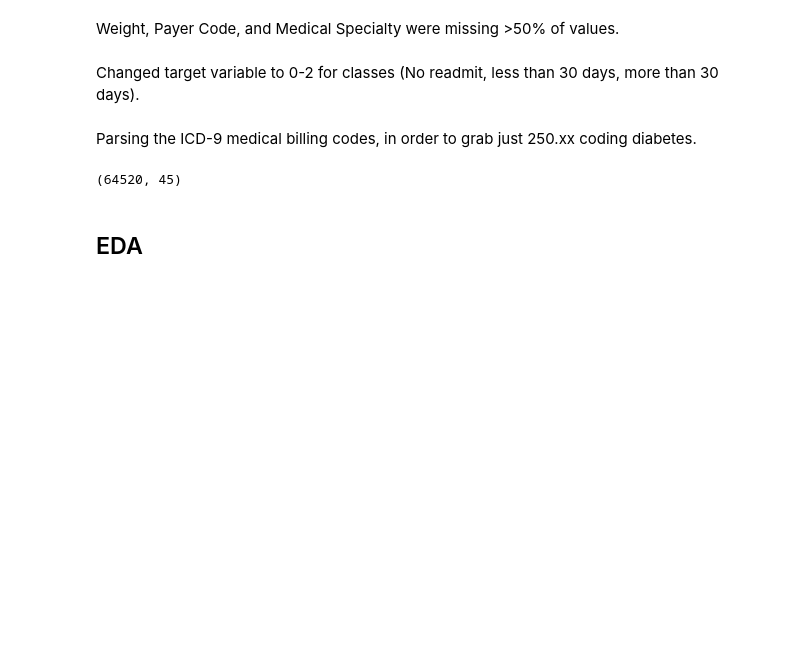
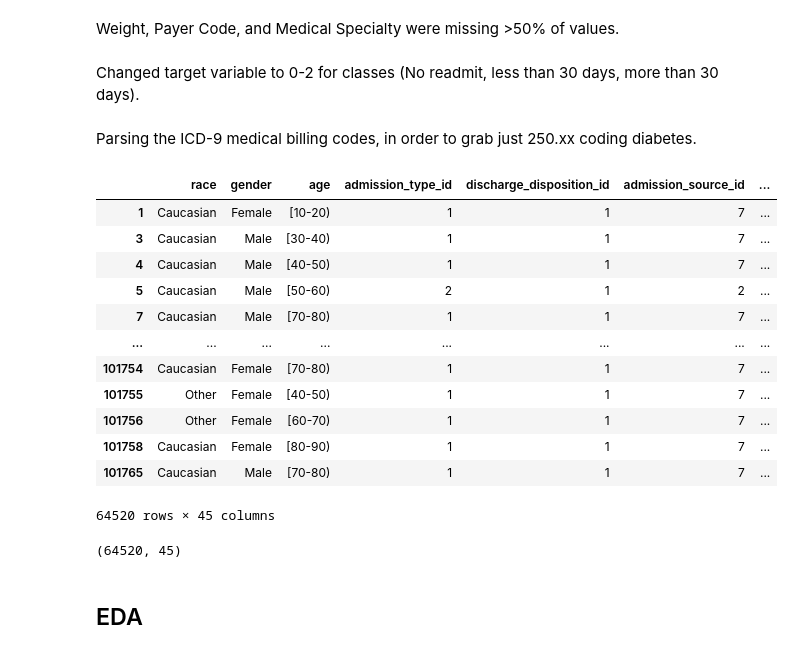
Before and after one commit to ArenCarpenter/Diabetes_Hospitalizations, a Jupyter notebook: Diabetes_Hospitalizations.ipynb, the cells around one changed output. Drawn from its saved outputs; the diff is of its cells as text; code cells hidden in the pictures; blank space fills up the shorter version.

```diff
--- a/Diabetes_Hospitalizations.ipynb
+++ b/Diabetes_Hospitalizations.ipynb
@@ -39,6 +39,22 @@ df = df[pd.to_numeric(df['diag_3'], errors='coerce').notnull()] #
 df.diag_1 = df.diag_1.astype('float64') # Can now recast from Object to Float64 dtypes (want float to preserve
 df.diag_2 = df.diag_2.astype('float64') # ICD-9 decimals as part of the billing code)
 df.diag_3 = df.diag_3.astype('float64') #
+# %%
+df
+# %% [output]
+|  | race | gender | age | admission_type_id | discharge_disposition_id | admission_source_id | ... |
+| 1 | Caucasian | Female | [10-20) | 1 | 1 | 7 | ... |
+| 3 | Caucasian | Male | [30-40) | 1 | 1 | 7 | ... |
+| 4 | Caucasian | Male | [40-50) | 1 | 1 | 7 | ... |
+| 5 | Caucasian | Male | [50-60) | 2 | 1 | 2 | ... |
+| 7 | Caucasian | Male | [70-80) | 1 | 1 | 7 | ... |
+| ... | ... | ... | ... | ... | ... | ... | ... |
+| 101754 | Caucasian | Female | [70-80) | 1 | 1 | 7 | ... |
+| 101755 | Other | Female | [40-50) | 1 | 1 | 7 | ... |
+| 101756 | Other | Female | [60-70) | 1 | 1 | 7 | ... |
+| 101758 | Caucasian | Female | [80-90) | 1 | 1 | 7 | ... |
+| 101765 | Caucasian | Male | [70-80) | 1 | 1 | 7 | ... |
+64520 rows × 45 columns
 # %%
 df.shape
 # %% [output]
```
Also changed, not shown: 1 other file.
